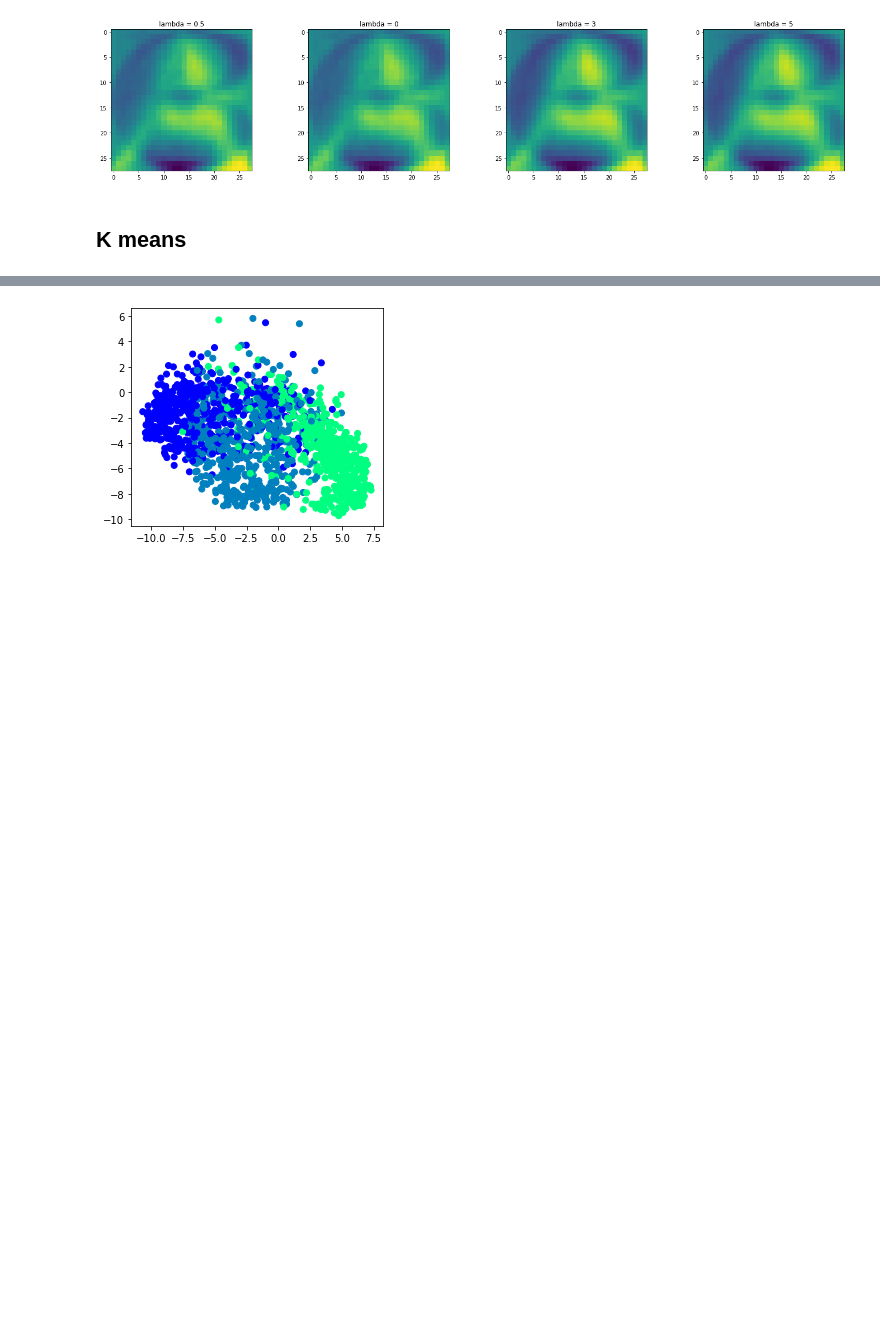
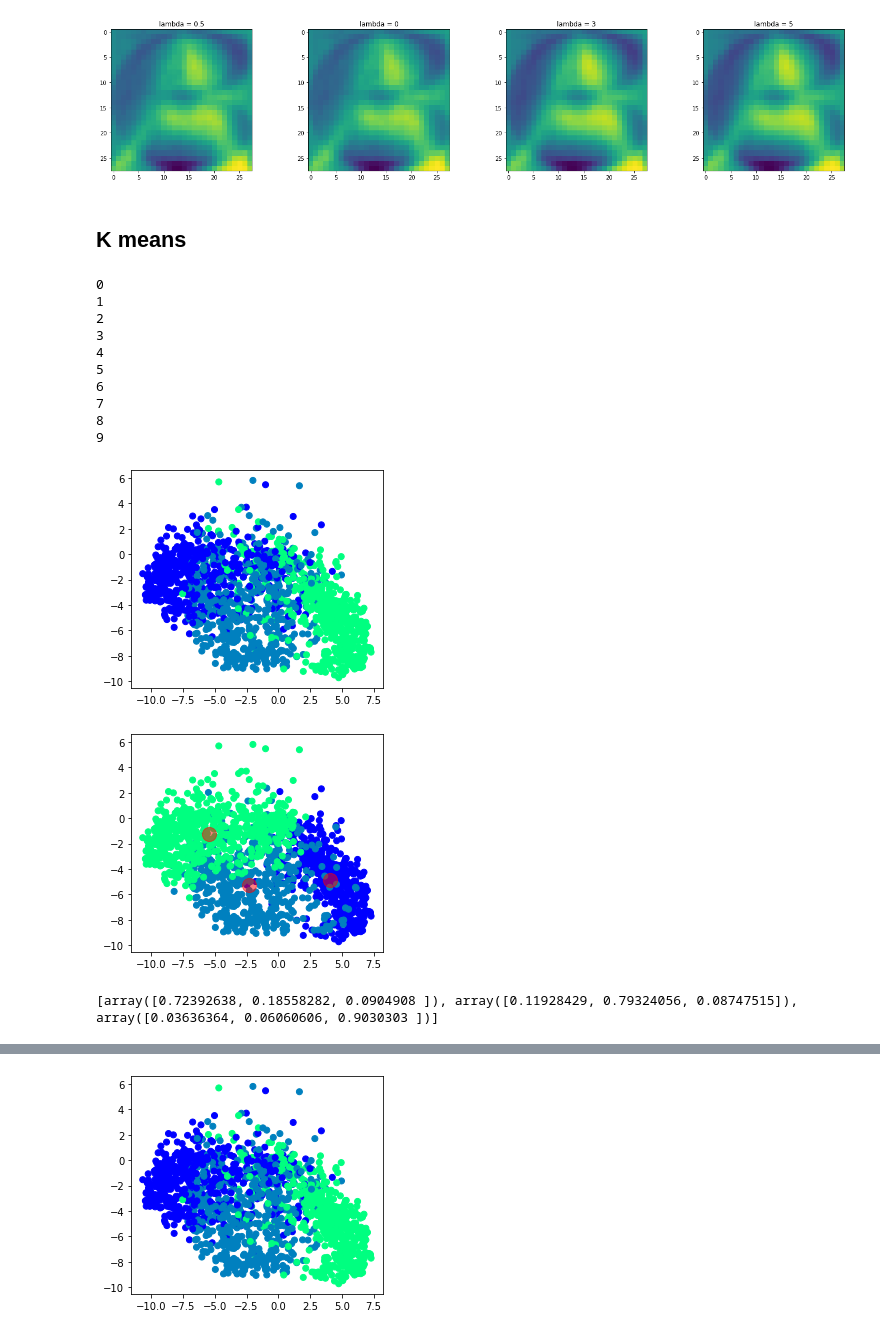
Before and after one commit to NizarGhandri/fonts_recognition, a Jupyter notebook: homework_2/models.ipynb, the cells around one changed output, grey strips where cells are left out. Saved outputs shown, nothing was run; the diff lists cells and outputs as text; code cells hidden in the pictures; blank space fills up the shorter version.

```diff
--- a/homework_2/models.ipynb
+++ b/homework_2/models.ipynb
@@ -397,3 +397,77 @@ def K_means (d, labels, k, dist_function, epsilon):
         tmp = np.array(means)
         if np.max(tmp - np.array(previous_means)) < epsilon:
             return tmp, clusters, labels_c
+# %%
+##### K means then PCA #####
+means, clusters, labels_clustered = None, None, None
+i=0
+avg=0
+while i < 10:
+    ######### however doing it this way gives a LOT better results (cf report) ############
+    means_i, clusters_i, labels_clustered_i = K_means(data, labels, 3, l_2_distance, 0.000001)
+
+    ## CONFUSION MATRIX
+
+    def count (l):
+        r = np.array([0, 0, 0])
+        for i in l:
+            r[i] += 1
+        return (np.argmax(r), r/len(l))
+
+    confusion_matrix = []
+
+    for sub in labels_clustered_i:
+        confusion_matrix.append(count(sub))
+    #####checking that 3 clusters are associated to three classes#####
+    if(confusion_matrix[0][0] != confusion_matrix[1][0] and
+       confusion_matrix[1][0] != confusion_matrix[2][0] and
+       confusion_matrix[2][0] != confusion_matrix[0][0]):
+        #####getting the run with the best average#####
+        print(i)
+        i+=1
+        confusion_matrix.sort()
+        tmp = (confusion_matrix[0][1][0] + confusion_matrix[1][1][1] + confusion_matrix[2][1][2])/3
+        if tmp > avg:
+            means, clusters, labels_clustered = means_i, clusters_i, labels_clustered_i
+
+
+
+PCA_data, b = PCA(data)
+means_projected = means @ b
+
+plt.scatter(PCA_data[:, 0], PCA_data[:, 1], c=labels, cmap='winter')
+plt.axis('scaled')
+plt.show()
+
+data_clustered = np.array([val for sublist in clusters for val in sublist])
+d = data_clustered@b
+labels_flatened = np.concatenate([i*np.ones(len(labels_clustered[i])) for i in range(len(labels_clustered))])
+plt.scatter(d[:, 0], d[:, 1], c=labels_flatened, cmap='winter')
+plt.scatter(means_projected[:, 0], means_projected[:, 1], c='red', s=200, alpha=0.5)
+plt.axis('scaled')
+plt.show()
+
+
+confusion_matrix = [x[1] for x in confusion_matrix]
+print(confusion_matrix)
+plt.figure(figsize=(10, 10))
+plt.matshow(confusion_matrix, cmap=plt.get_cmap("Blues"), fignum=1)
+plt.title('Confusion matrix', y=-0.1)
+plt.colorbar()
+tick_marks = np.arange(3)
+
+plt.show()
+# %% [output]
+0
+1
+2
+3
+4
+5
+6
+7
+8
+9
+[figure, added]
+[figure, added]
+[array([0.72392638, 0.18558282, 0.0904908 ]), array([0.11928429, 0.79324056, 0.08747515]), array([0.03636364, 0.06060606, 0.9030303 ])]
```
Also changed, not shown: parts of 2 cells of this notebook.
